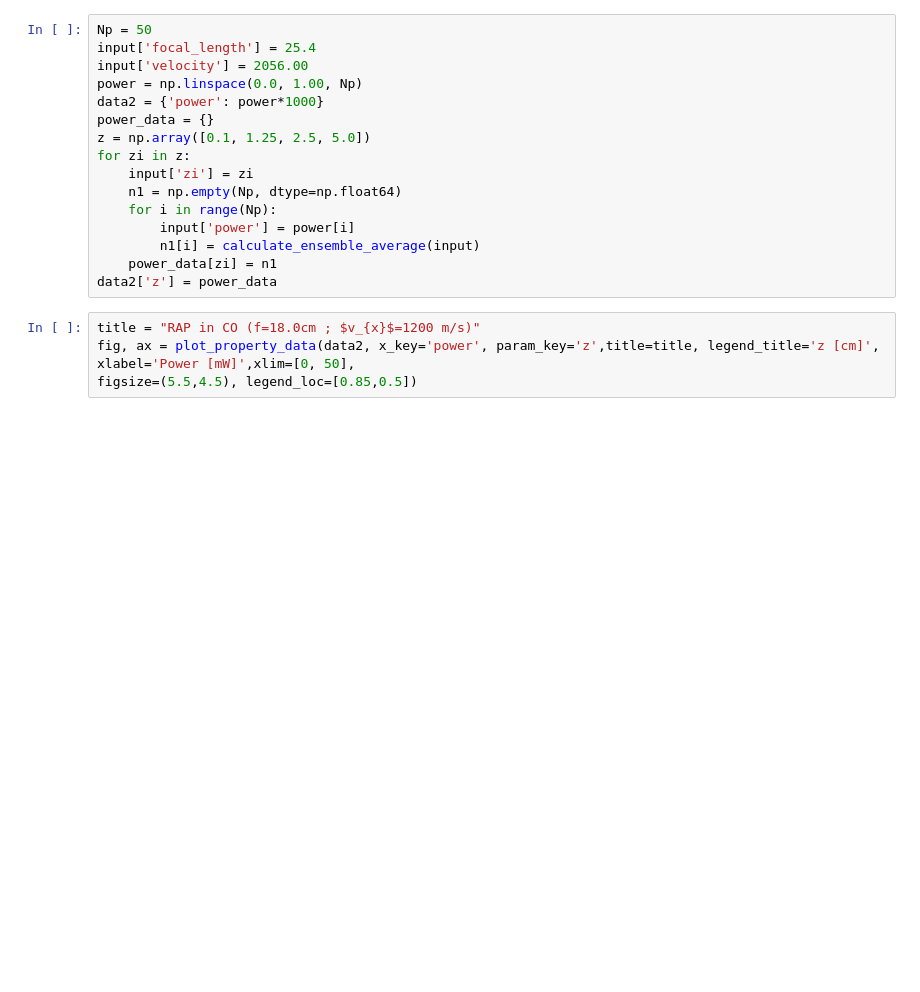
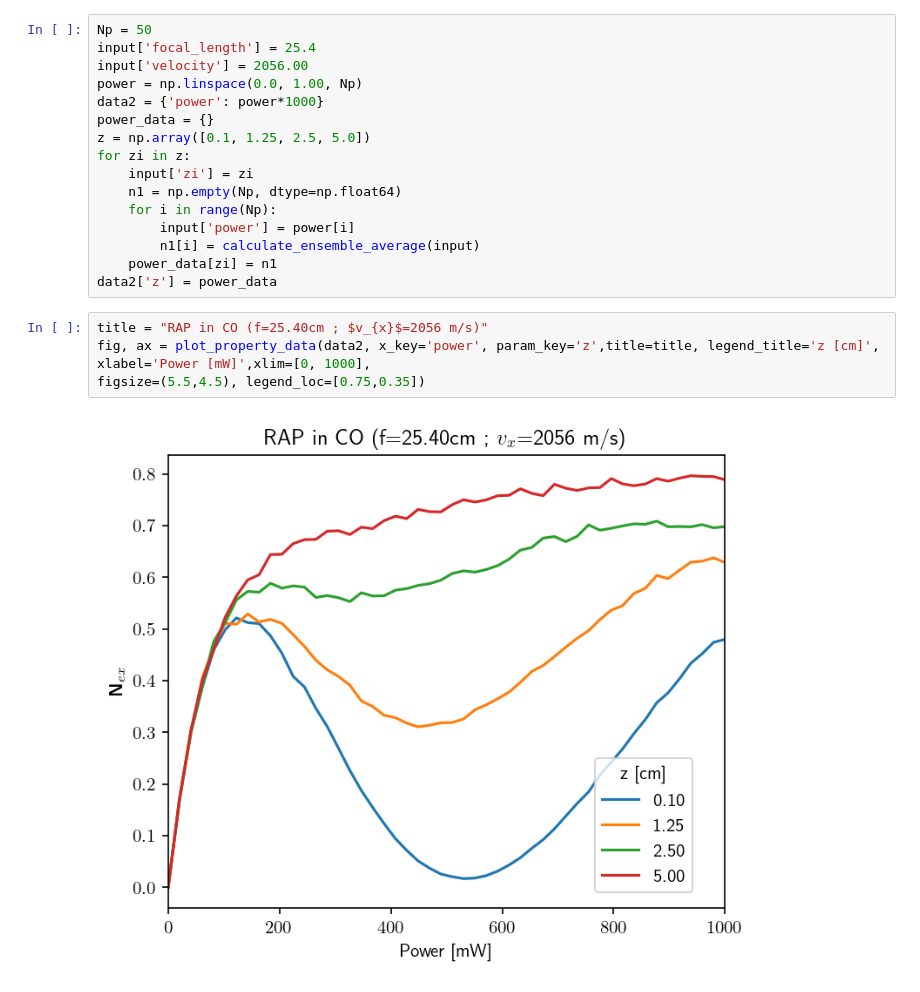
Before and after one commit to vijaymocherla/rap-mb, a Jupyter notebook: notebooks/jcp-methane.ipynb, the cells around one changed output. Saved outputs shown, nothing was run; the diff lists cells and outputs as text; blank space fills up the shorter version.

```diff
--- a/notebooks/jcp-methane.ipynb
+++ b/notebooks/jcp-methane.ipynb
@@ -288,7 +294,9 @@ for zi in z:
     power_data[zi] = n1
 data2['z'] = power_data
 # %%
-title = "RAP in CO (f=18.0cm ; $v_{x}$=1200 m/s)"
+title = "RAP in CO (f=25.40cm ; $v_{x}$=2056 m/s)"
 fig, ax = plot_property_data(data2, x_key='power', param_key='z',title=title, legend_title='z [cm]',
-xlabel='Power [mW]',xlim=[0, 50],
-figsize=(5.5,4.5), legend_loc=[0.85,0.5])
+xlabel='Power [mW]',xlim=[0, 1000],
+figsize=(5.5,4.5), legend_loc=[0.75,0.35])
+# %% [output]
+[figure, added]
```
Also changed, not shown: parts of 7 cells of this notebook, 2 other files.
